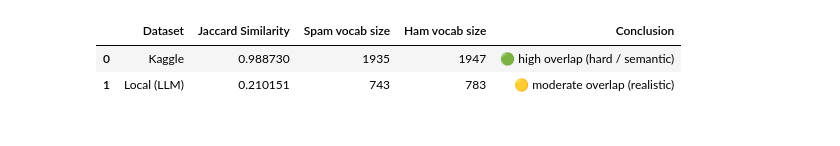
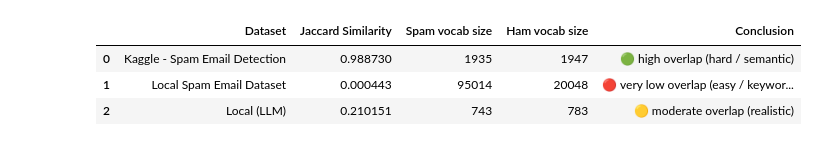
Before and after one commit to gawlowskiandrzej/Eksploracja_danych_projekt---detekcja-spamu, a Jupyter notebook: spam_dataset_quality_analysis.ipynb, the cells around one changed output. Saved outputs shown, nothing was run; the diff lists cells and outputs as text; code cells hidden in the pictures.

Commit message:
Add more datasets from kaggle for comparison

```diff
--- a/spam_dataset_quality_analysis.ipynb
+++ b/spam_dataset_quality_analysis.ipynb
@@ -67,33 +207,37 @@ LABEL_COL = 'label'
 # %%
 def compute_jaccard(df):
-    spam_words = set(' '.join(df[df[LABEL_COL] == 1][TEXT_COL]).lower().split())
-    ham_words = set(' '.join(df[df[LABEL_COL] == 0][TEXT_COL]).lower().split())
+    spam_words = set(" ".join(df[df[LABEL_COL] == 1][TEXT_COL]).lower().split())
+    ham_words = set(" ".join(df[df[LABEL_COL] == 0][TEXT_COL]).lower().split())
+    all_words = spam_words | ham_words
+    jaccard = len(spam_words & ham_words) / len(all_words) if all_words else np.nan
 
-    jaccard = len(spam_words & ham_words) / len(spam_words | ham_words)
-
-    if jaccard < 0.2:
+    if pd.isna(jaccard):
+        conclusion = "not enough vocabulary"
+    elif jaccard < 0.2:
         conclusion = "🔴 very low overlap (easy / keyword-driven)"
     elif jaccard < 0.5:
         conclusion = "🟡 moderate overlap (realistic)"
     else:
         conclusion = "🟢 high overlap (hard / semantic)"
 
     return jaccard, conclusion, len(spam_words), len(ham_words)
 
-k_jaccard, k_conclusion, k_spam, k_ham = compute_jaccard(df_kaggle)
-l_jaccard, l_conclusion, l_spam, l_ham = compute_jaccard(df_local)
+rows = []
+for dataset in loaded_datasets:
+    jaccard, conclusion, spam_vocab, ham_vocab = compute_jaccard(dataset["df"])
+    rows.append({
+        "Dataset": dataset["name"],
+        "Jaccard Similarity": jaccard,
+        "Spam vocab size": spam_vocab,
+        "Ham vocab size": ham_vocab,
+        "Conclusion": conclusion,
+    })
 
-comparison_df = pd.DataFrame({
-    "Dataset": ["Kaggle", "Local (LLM)"],
-    "Jaccard Similarity": [k_jaccard, l_jaccard],
-    "Spam vocab size": [k_spam, l_spam],
-    "Ham vocab size": [k_ham, l_ham],
-    "Conclusion": [k_conclusion, l_conclusion]
-})
-
+comparison_df = pd.DataFrame(rows)
 comparison_df
 # %% [output]
 |  | Dataset | Jaccard Similarity | Spam vocab size | Ham vocab size | Conclusion |
-| 0 | Kaggle | 0.988730 | 1935 | 1947 | 🟢 high overlap (hard / semantic) |
-| 1 | Local (LLM) | 0.210151 | 743 | 783 | 🟡 moderate overlap (realistic) |
+| 0 | Kaggle - Spam Email Detection | 0.988730 | 1935 | 1947 | 🟢 high overlap (hard / semantic) |
+| 1 | Local Spam Email Dataset | 0.000443 | 95014 | 20048 | 🔴 very low overlap (easy / keywor... |
+| 2 | Local (LLM) | 0.210151 | 743 | 783 | 🟡 moderate overlap (realistic) |
 # %%
```
Also changed, not shown: parts of 10 cells of this notebook, 3 other files.
